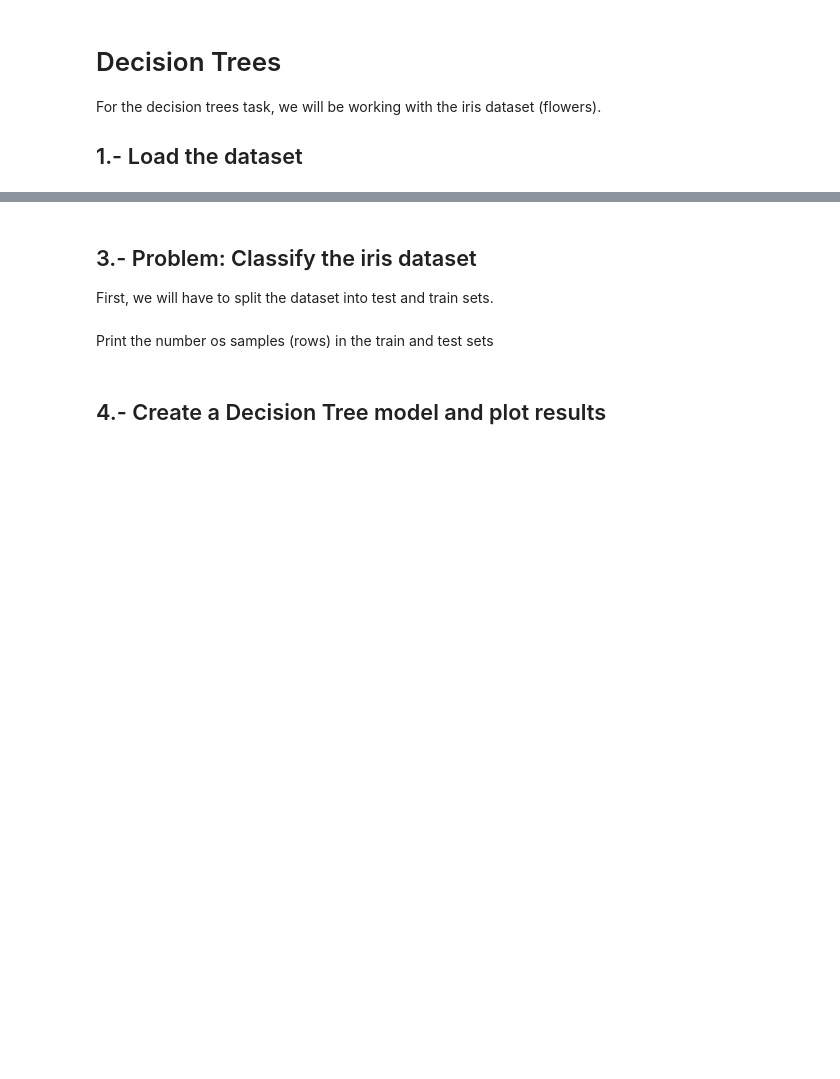
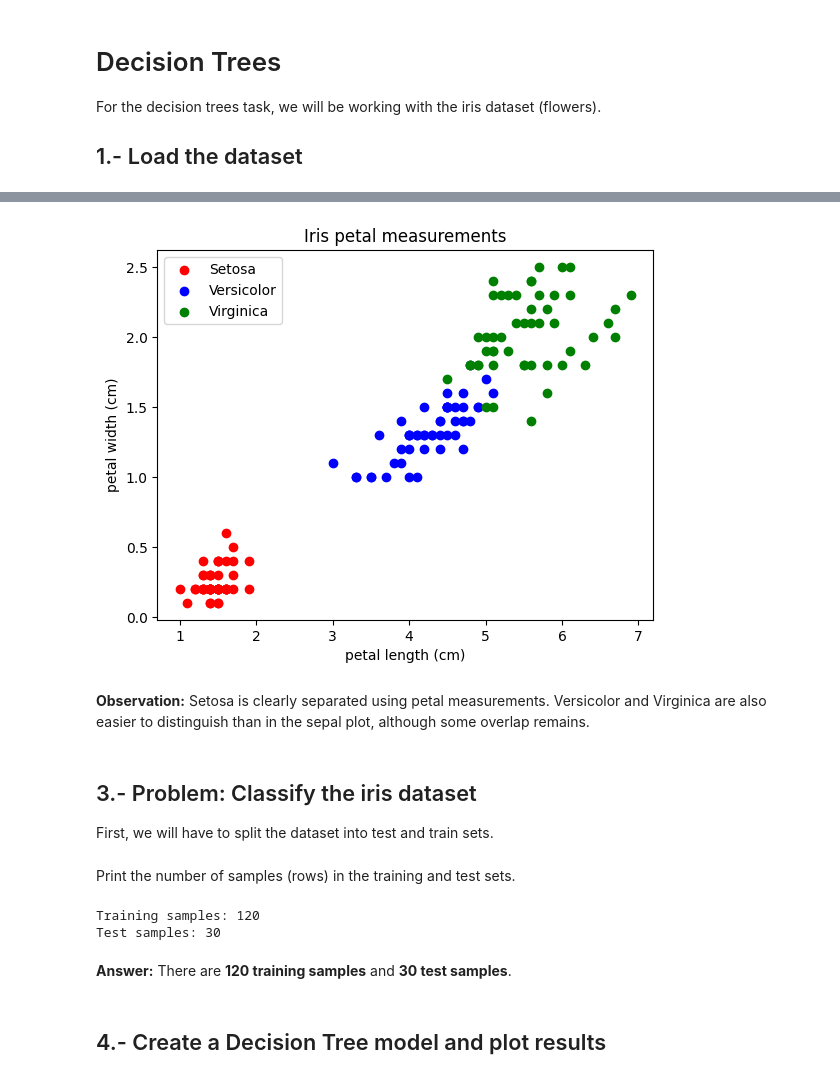
Before and after one commit to anjaya02/applied-ai, a Jupyter notebook: Week 8/AppliedAI_Tutorial_ML.ipynb, the cells around one changed output, grey strips where cells are left out. Drawn from its saved outputs; the diff is of its cells as text; code cells hidden in the pictures; blank space fills up the shorter version.

```diff
--- a/Week 8/AppliedAI_Tutorial_ML.ipynb
+++ b/Week 8/AppliedAI_Tutorial_ML.ipynb
@@ -119,3 +186,16 @@ Hint: The petal length is in index 2 in x, and sepal width is in index 3.
+# %%
+plt.scatter(iris_x[iris_y == 0, 2], iris_x[iris_y == 0, 3], c='red', label='Setosa')
+plt.scatter(iris_x[iris_y == 1, 2], iris_x[iris_y == 1, 3], c='blue', label='Versicolor')
+plt.scatter(iris_x[iris_y == 2, 2], iris_x[iris_y == 2, 3], c='green', label='Virginica')
+plt.xlabel(iris.feature_names[2])
+plt.ylabel(iris.feature_names[3])
+plt.title("Iris petal measurements")
+plt.legend()
+plt.show()
+# %% [output]
+[figure, added]
+# %% [markdown]
+**Observation:** Setosa is clearly separated using petal measurements. Versicolor and Virginica are also easier to distinguish than in the sepal plot, although some overlap remains.
 # %% [markdown]
 ## 3.- Problem: Classify the iris dataset
 
@@ -128,8 +209,13 @@ x_train, x_test, y_train, y_test = train_test_split(iris.data, iris.target, test
 # %% [markdown]
-Print the number os samples (rows) in the train and test sets
+Print the number of samples (rows) in the training and test sets.
 # %%
-print(x_train[:,0].size)
-print(x_test[:,0].size)
+print("Training samples:", len(iris_x_train))
+print("Test samples:", len(iris_x_test))
+# %% [output]
+Training samples: 120
+Test samples: 30
+# %% [markdown]
+**Answer:** There are **120 training samples** and **30 test samples**.
 # %% [markdown]
 ## 4.- Create a Decision Tree model and plot results
 # %%
```
Also changed, not shown: parts of 52 cells of this notebook.
